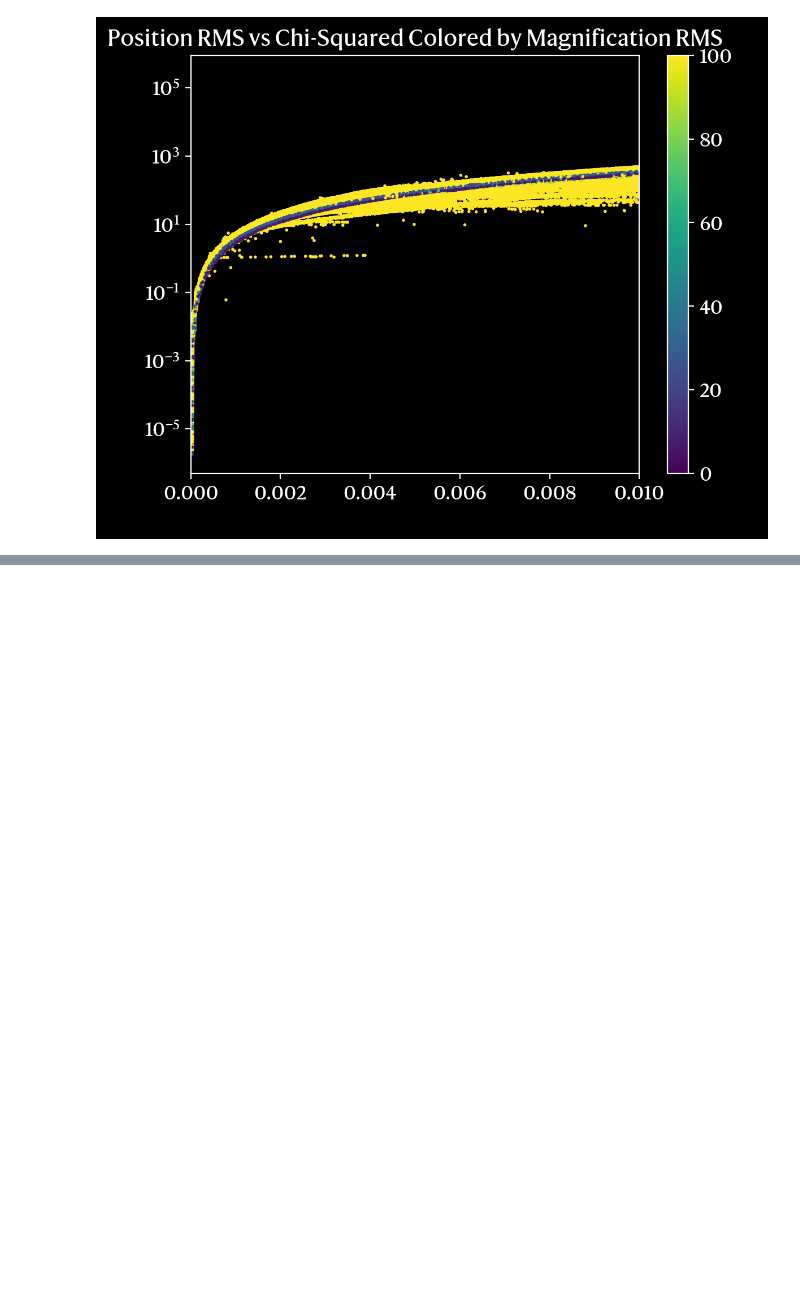
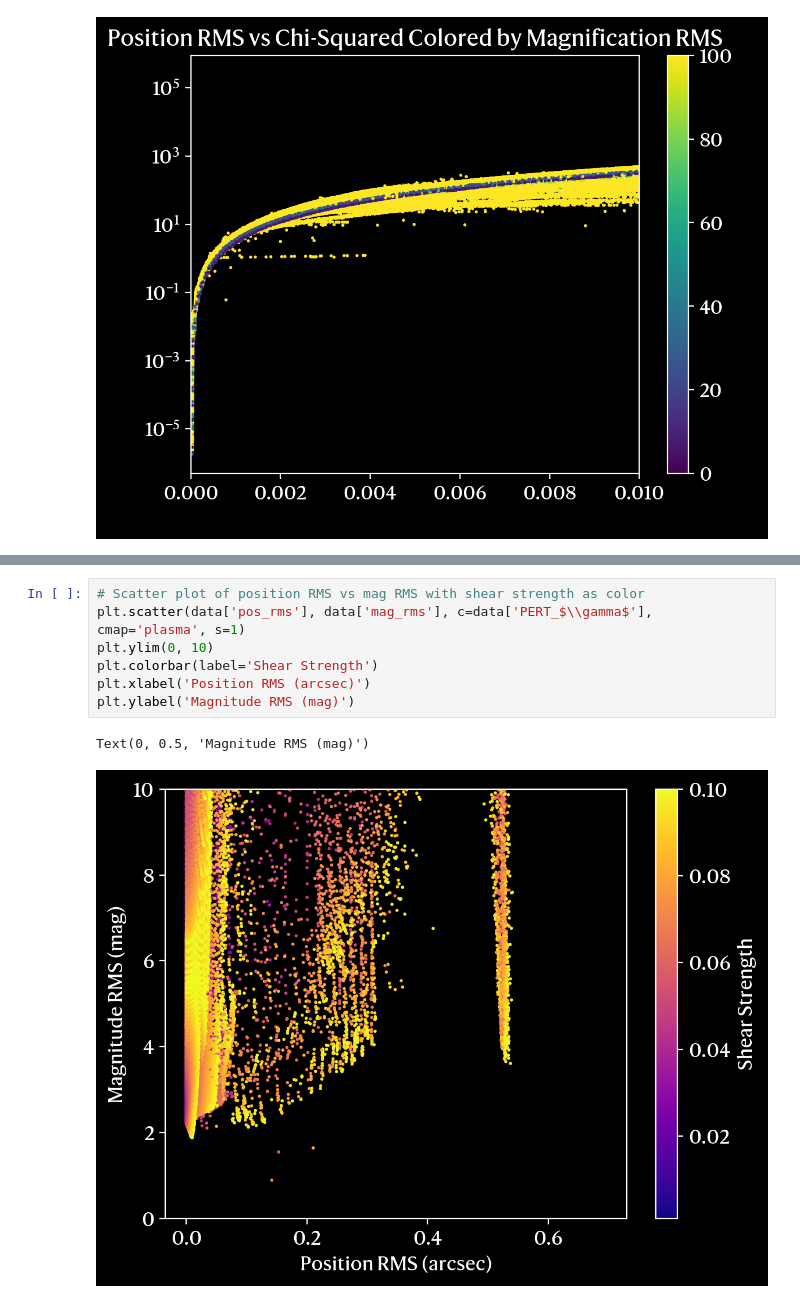
Before and after one commit to romms921/ITNG-Sims, a Jupyter notebook: main_testing.ipynb, the cells around one changed output, grey strips where cells are left out. Cells and saved outputs as stored; diff of their text form; blank space fills up the shorter version.

```diff
--- a/main_testing.ipynb
+++ b/main_testing.ipynb
@@ -60,0 +70,10 @@ plt.yscale('log')
+# %%
+# Scatter plot of position RMS vs mag RMS with shear strength as color
+plt.scatter(data['pos_rms'], data['mag_rms'], c=data['PERT_$\\gamma$'], cmap='plasma', s=1)
+plt.ylim(0, 10)
+plt.colorbar(label='Shear Strength')
+plt.xlabel('Position RMS (arcsec)')
+plt.ylabel('Magnitude RMS (mag)')
+# %% [output]
+Text(0, 0.5, 'Magnitude RMS (mag)')
+[figure, added]
```
Also changed, not shown: parts of 2 cells of this notebook, 12 other files.
